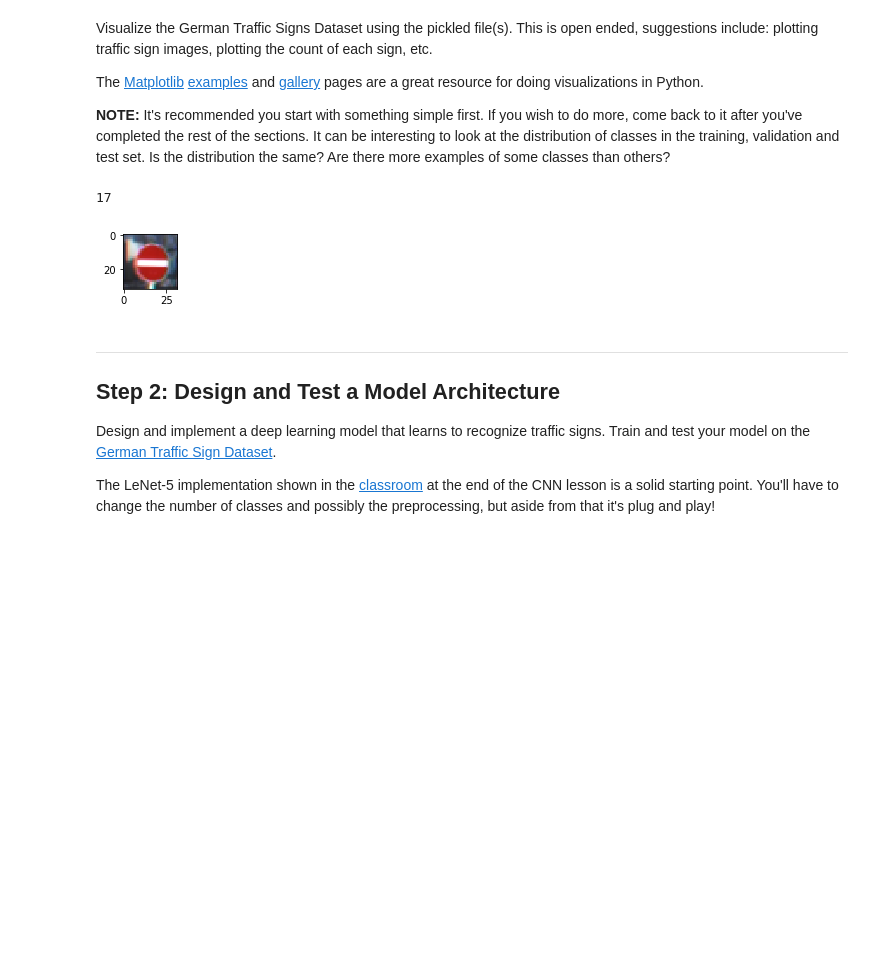
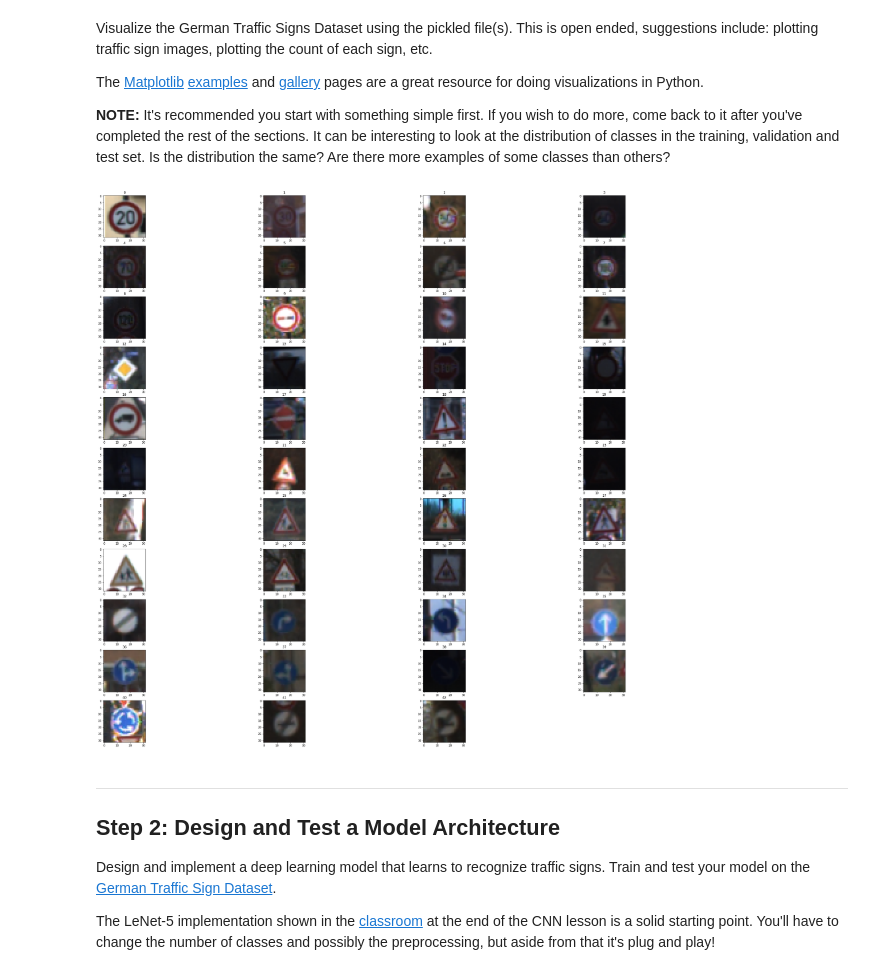
Before and after one commit to gulshan216/SDC_TSC, a Jupyter notebook: Traffic_Sign_Classifier.ipynb, the cells around one changed output. Drawn from its saved outputs; the diff is of its cells as text; code cells hidden in the pictures; blank space fills up the shorter version.

```diff
--- a/Traffic_Sign_Classifier.ipynb
+++ b/Traffic_Sign_Classifier.ipynb
@@ -97,19 +99,26 @@ The [Matplotlib](http://matplotlib.org/) [examples](http://matplotlib.org/exampl
 # %%
 ### Data exploration visualization code goes here.
 ### Feel free to use as many code cells as needed.
 import random
 import matplotlib.pyplot as plt
 # Visualizations will be shown in the notebook.
 %matplotlib inline
-index= random.randint(0,len(X_train))
-image = X_train[index].squeeze()
 
-plt.figure(figsize=(1,1))
-plt.imshow(image)
-print(y_train[index])
+# index= random.randint(0,len(X_train))
+# image = X_train[index].squeeze()
+fig=plt.figure(figsize=(40,40))
+count=[]
+for i in range(0,n_classes):
+    image = X_train[np.where(y_train==i)[0][0]]
+#     print(i)
+    ax = fig.add_subplot(12, 4, i+1)
+    ax.title.set_text(str(i))
+    plt.imshow(image)
+#     count.append(len(np.where(y_train==i)[0]))
+
+# print(count)
 # %% [output]
-17
-[figure, old version]
+[figure, new version]
 # %% [markdown]
 ----
 
```
Also changed, not shown: parts of 13 cells of this notebook, 5 other files.
